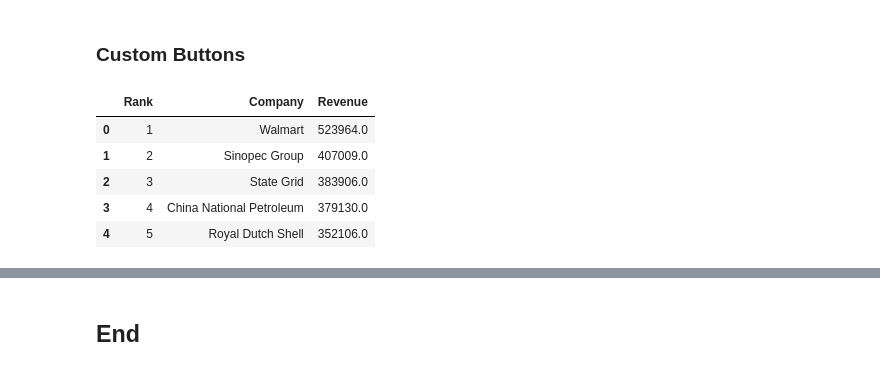
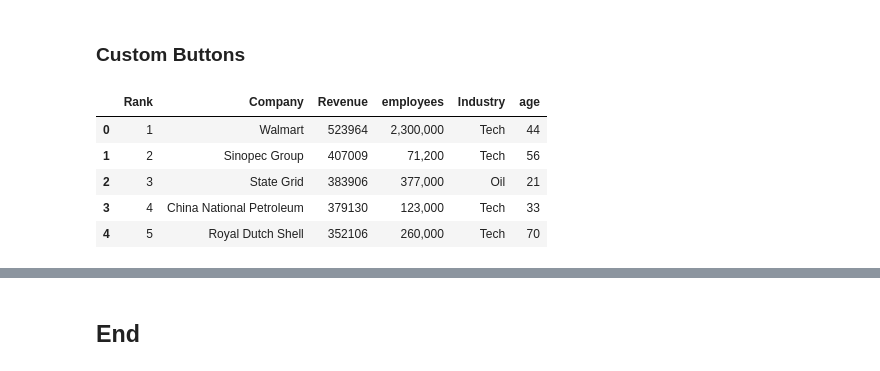
Before and after one commit to alona808/data_viz_plotly, a Jupyter notebook: data_viz_plotly_intro.ipynb, the cells around one changed output, grey strips where cells are left out. Cells and saved outputs as stored; diff of their text form; code cells hidden in the pictures.

```diff
--- a/data_viz_plotly_intro.ipynb
+++ b/data_viz_plotly_intro.ipynb
@@ -758,12 +758,17 @@ fig.show();
 ##<mark>Advanced Interactivity</mark>
 # %% [markdown]
 ### Custom Buttons
+# %%
+revenue2 = pd.read_csv(os.path.join(path_to_raw_data, file_revenue_data2))
+                            #  ,encoding='ISO-8859-1') # or use that: encoding='cp1252'
+
+df_revenue_2 = revenue2.copy()
 # %%
-df_revenue.head()
+df_revenue_2.head()
 # %% [output]
-|  | Rank | Company | Revenue |
-| 0 | 1 | Walmart | 523964.0 |
-| 1 | 2 | Sinopec Group | 407009.0 |
-| 2 | 3 | State Grid | 383906.0 |
-| 3 | 4 | China National Petroleum | 379130.0 |
-| 4 | 5 | Royal Dutch Shell | 352106.0 |
+|  | Rank | Company | Revenue | employees | Industry | age |
+| 0 | 1 | Walmart | 523964 | 2,300,000 | Tech | 44 |
+| 1 | 2 | Sinopec Group | 407009 | 71,200 | Tech | 56 |
+| 2 | 3 | State Grid | 383906 | 377,000 | Oil | 21 |
+| 3 | 4 | China National Petroleum | 379130 | 123,000 | Tech | 33 |
+| 4 | 5 | Royal Dutch Shell | 352106 | 260,000 | Tech | 70 |
```
Also changed, not shown: parts of 14 cells of this notebook.
